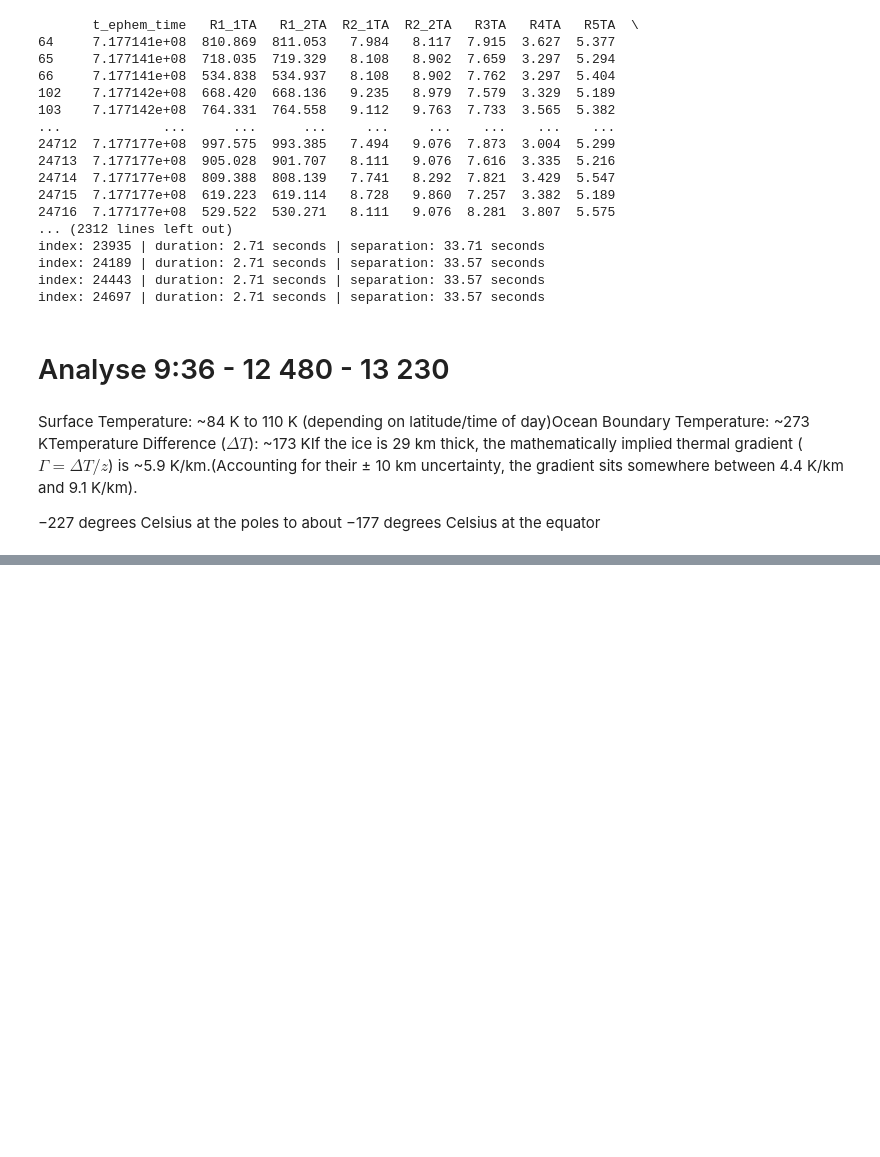
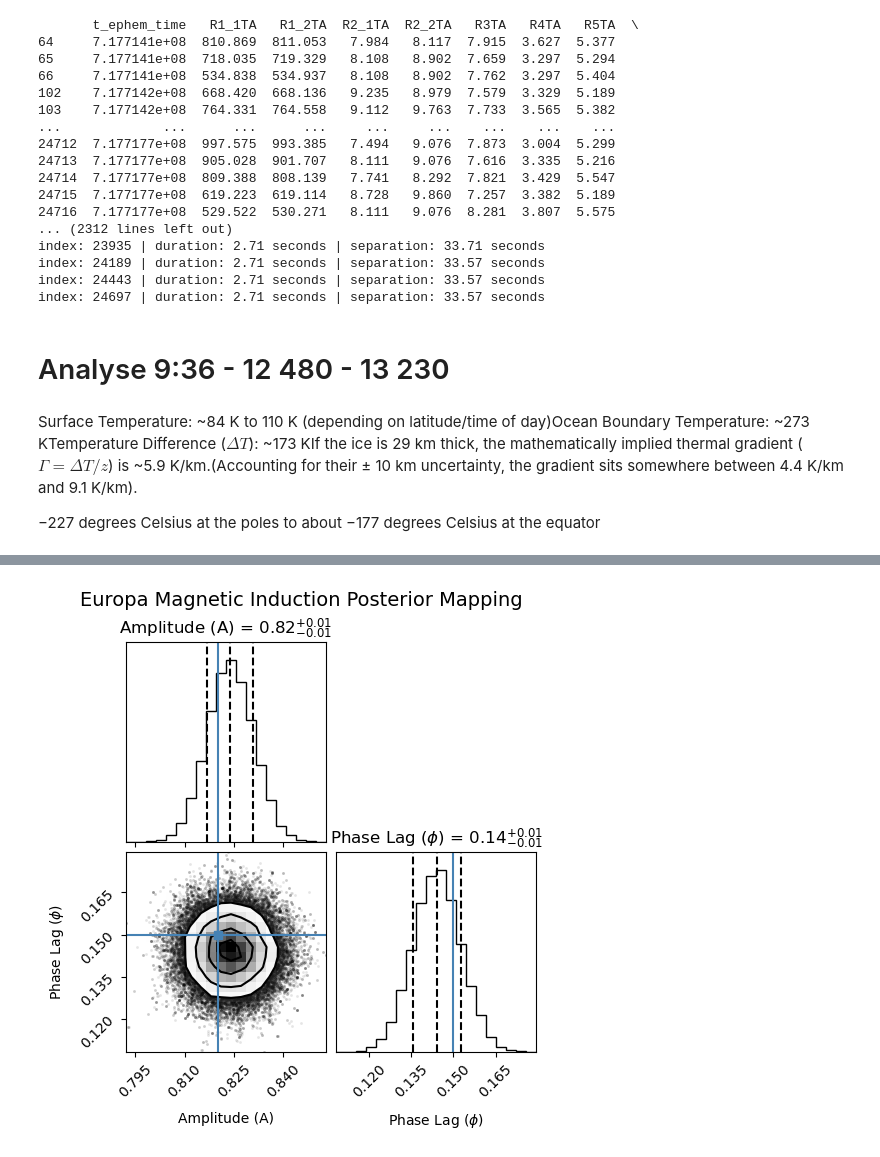
Before and after one commit to Forma-Damian/Europa_PINN, a Jupyter notebook: juno/juno2.ipynb, the cells around one changed output, grey strips where cells are left out. Drawn from its saved outputs; the diff is of its cells as text; code cells hidden in the pictures; blank space fills up the shorter version.

```diff
--- a/juno/juno2.ipynb
+++ b/juno/juno2.ipynb
@@ -450,0 +448,73 @@ Depth (km),   Temp (K),  Pressure (MPa)
+# %%
+import numpy as np
+import emcee
+import matplotlib.pyplot as plt
+import corner
+
+# 1. THE DATA (Swap this with your PINN-filtered Galileo data!)
+omega = 2 * np.pi / 11.1 # Jupiter's synodic rotation period at Europa (11.1 hours)
+t = np.linspace(0, 50, 100) # 50 hours of mock data
+
+# Mock true values representing a moderately deep/salty ocean
+true_A = 0.82
+true_phi = 0.15 # roughly 8.5 degrees phase lag
+noise_level = 0.05
+
+# Generate mock observed B-field (Amplitude * cos(wt - phi) + noise)
+B_obs = true_A * np.cos(omega * t - true_phi) + np.random.normal(0, noise_level, len(t))
+B_err = np.full_like(t, noise_level) # Assumed uncertainty of the Galileo magnetometer
+
+# 2. THE BAYESIAN MODEL
+def log_prior(theta):
+    A, phi = theta
+    # Physical constraints: Amplitude response cannot exceed 1.0 (perfect conductor).
+    # Phase lag is bound between 0 and pi/2.
+    if 0.0 < A < 1.0 and 0.0 < phi < (np.pi / 2):
+        # THIS is exactly where you will eventually inject your Juno 29 km ice prior
+        # when we upgrade this to solve directly for thickness and conductivity!
+        return 0.0
+    return -np.inf # If walkers wander out of physical reality, penalize them infinitely
+
+def log_likelihood(theta, t, y, yerr):
+    A, phi = theta
+    model = A * np.cos(omega * t - phi)
+    sigma2 = yerr**2
+    # Standard Gaussian likelihood formula
+    return -0.5 * np.sum((y - model)**2 / sigma2 + np.log(sigma2))
+
+def log_probability(theta, t, y, yerr):
+    lp = log_prior(theta)
+    if not np.isfinite(lp):
+        return -np.inf
+    return lp + log_likelihood(theta, t, y, yerr)
+
+# 3. RUN THE MCMC
+nwalkers = 32
+ndim = 2
+initial_guess = [0.5, 0.05] # Give the walkers a starting point
+
+# Add tiny random noise to starting positions so the 32 walkers spread out
+pos = initial_guess + 1e-4 * np.random.randn(nwalkers, ndim)
+
+print("Deploying MCMC Walkers into parameter space...")
+sampler = emcee.EnsembleSampler(nwalkers, ndim, log_probability, args=(t, B_obs, B_err))
+
+# Let them take 5,000 steps each
+sampler.run_mcmc(pos, 5000, progress=True)
+
+# 4. ANALYZE RESULTS
+# Discard the first 1,000 steps as "burn-in" (they were still finding the probability valley)
+samples = sampler.get_chain(discard=1000, flat=True)
+
+# Generate the Corner Plot to see the probability distributions
+fig = corner.corner(
+    samples,
+    labels=["Amplitude (A)", "Phase Lag ($\phi$)"],
+    truths=[true_A, true_phi],
+    quantiles=[0.16, 0.5, 0.84], # Show 1-sigma uncertainty boundaries
+    show_titles=True,
+    title_kwargs={"fontsize": 12}
+)
+plt.suptitle("Europa Magnetic Induction Posterior Mapping", y=1.02, fontsize=14)
+plt.show()
+# %% [output]
@@ -450,0 +538 @@ Depth (km),   Temp (K),  Pressure (MPa)
+[figure, added]
```
Also changed, not shown: parts of 5 cells of this notebook, 57 other files.
